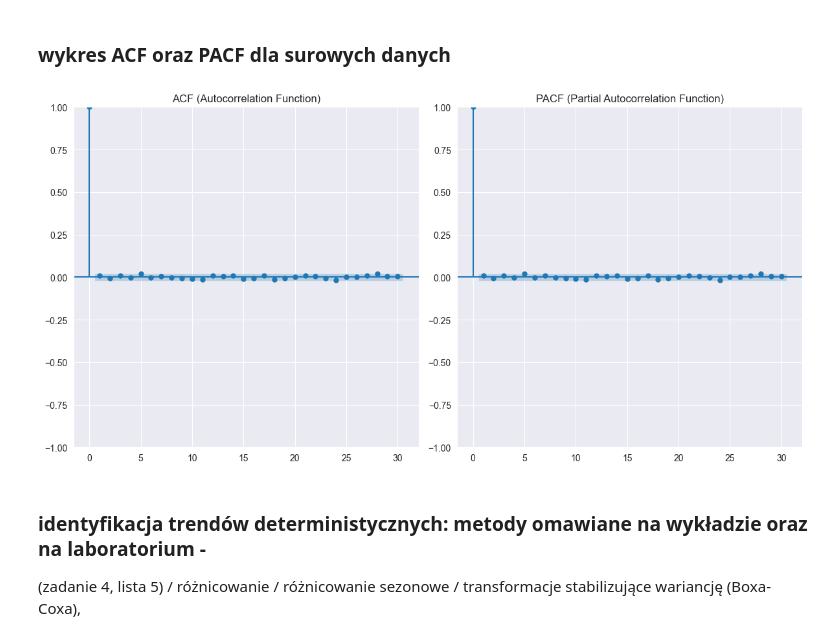
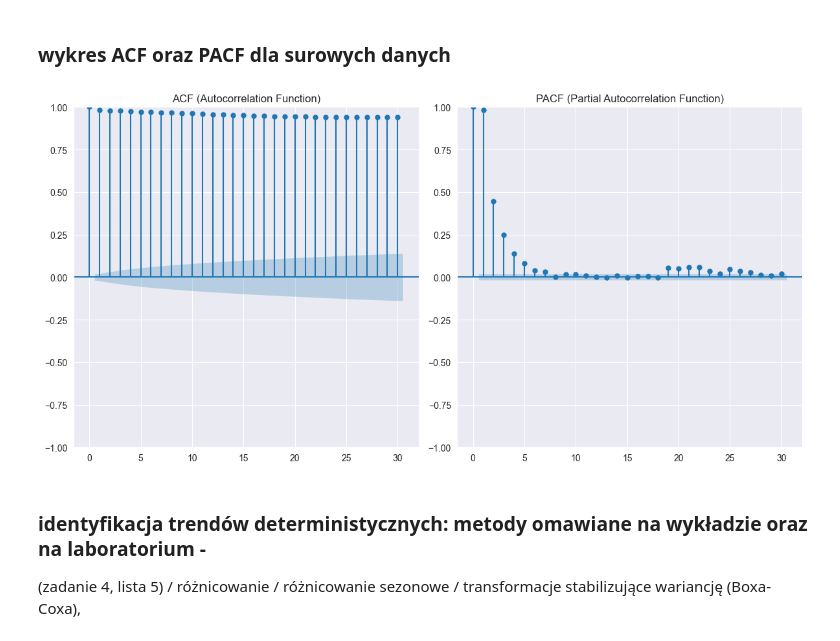
Before and after one commit to AmeliaBieda/Egg_Sales, a Jupyter notebook: raport.ipynb, the cells around one changed output. Drawn from its saved outputs; the diff is of its cells as text; code cells hidden in the pictures.

```diff
--- a/raport.ipynb
+++ b/raport.ipynb
@@ -1,10 +1,24 @@
 # %% [markdown]
 # Raport
 # %%
+import numpy as np
 import pandas as pd
 import matplotlib.pyplot as plt
+import seaborn as sns
+import random
+
+sns.set_style('darkgrid')
+
+from statsmodels.tsa.arima_process import ArmaProcess, arma_acovf, arma_acf, arma_pacf
+from statsmodels.tsa.arima.model import ARIMA
 from sklearn.model_selection import train_test_split
+from statsmodels.tsa.stattools import acovf, acf, pacf, adfuller
 from statsmodels.graphics.tsaplots import plot_acf, plot_pacf
+from statsmodels.tsa.seasonal import seasonal_decompose, STL
+from statsmodels.tsa.holtwinters import ExponentialSmoothing
+
+from sklearn.linear_model import LinearRegression
+from scipy.optimize import curve_fit
 # %%
 data=pd.read_csv("train_egg_sales.csv",delimiter=';')
 # %%
@@ -150,21 +164,21 @@ train_data
 # %%
 plt.figure(figsize=(12, 6))
 
 # Wykres ACF (Autocorrelation Function)
 plt.subplot(1, 2, 1)
-plot_acf(train_data['Egg Sales'], lags=30, ax=plt.gca(), alpha=0.05)
+plot_acf(data['Egg Sales'], lags=30, ax=plt.gca(), alpha=0.05) #wydaje mi sie ze powinnysmy uzywac data a nie train_data
 plt.title("ACF (Autocorrelation Function)")
 
 # Wykres PACF (Partial Autocorrelation Function)
 plt.subplot(1, 2, 2)
-plot_pacf(train_data['Egg Sales'], lags=30, ax=plt.gca(), alpha=0.05)
+plot_pacf(data['Egg Sales'], lags=30, ax=plt.gca(), alpha=0.05)
 plt.title("PACF (Partial Autocorrelation Function)")
 
 plt.tight_layout()
-(Boxa-Coxa),
+#(Boxa-Coxa),
 plt.show()
 # %% [output]
-[figure, old version]
+[figure, new version]
 # %% [markdown]
 ### identyfikacja trendów deterministycznych: metody omawiane na wykładzie oraz na laboratorium -
 (zadanie 4, lista 5) / różnicowanie / różnicowanie sezonowe / transformacje stabilizujące wariancję
```
Also changed, not shown: parts of 7 cells of this notebook, 1 other file.
